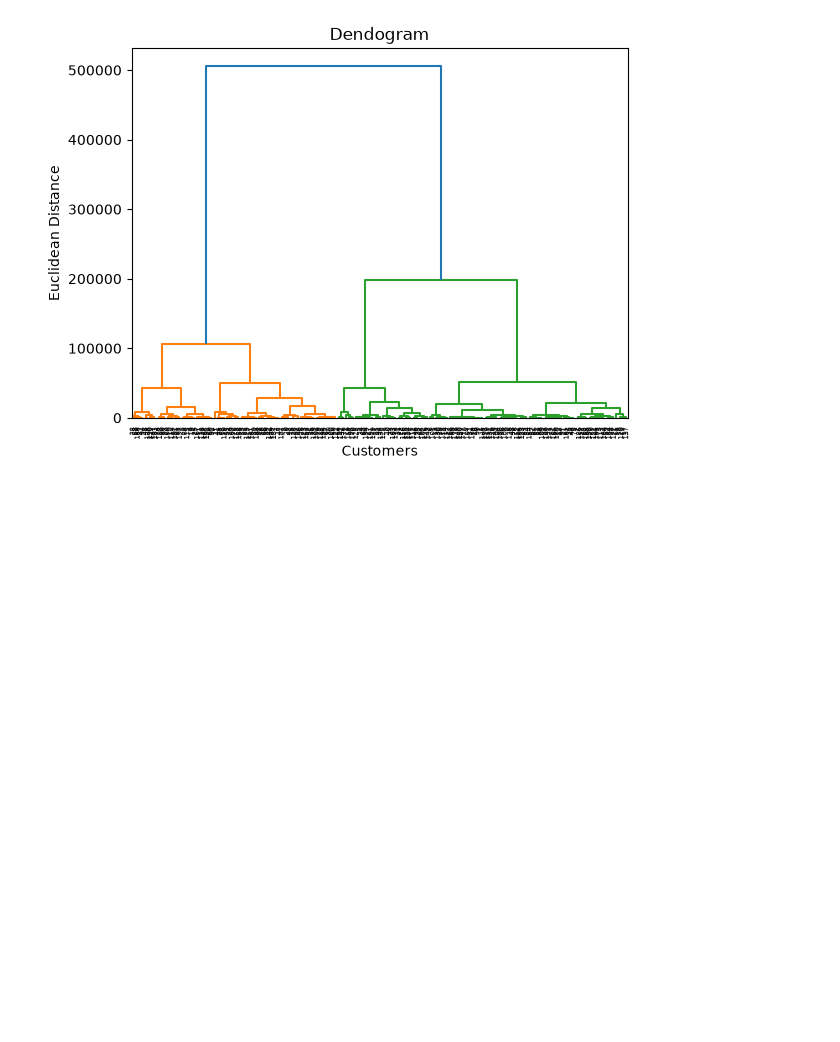
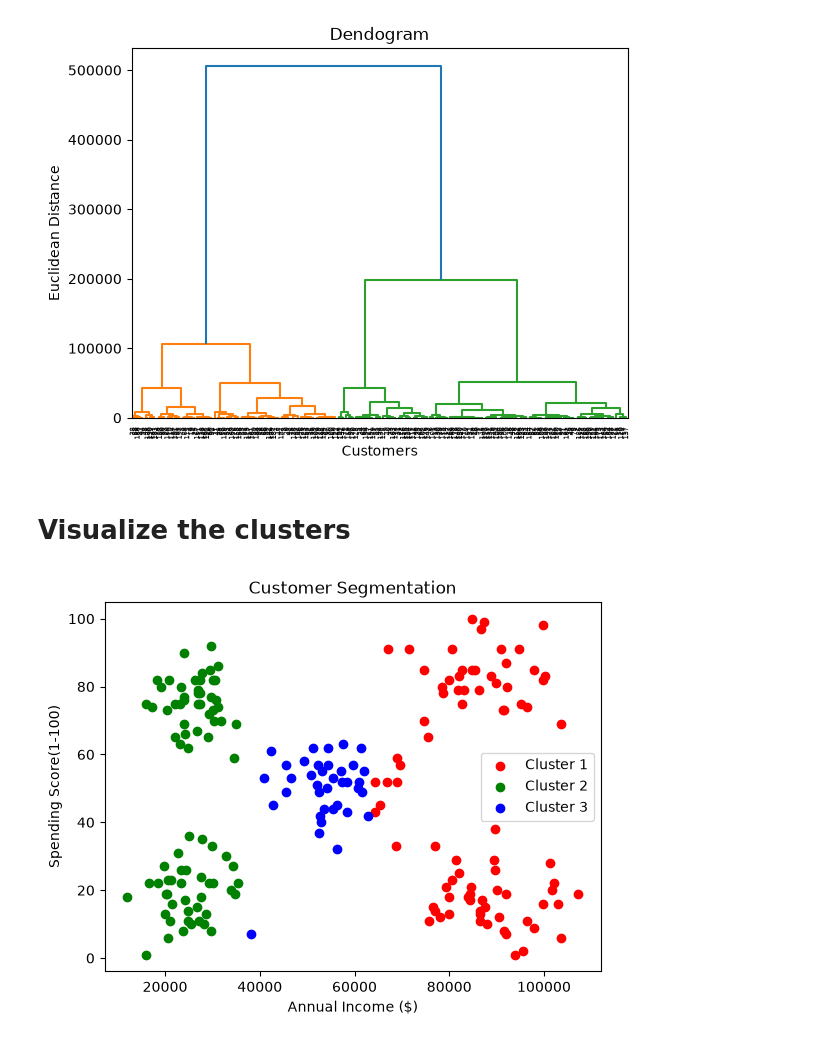
Before and after one commit to FairozAhmadSheikh/AI_Bootcamp_Seoul, a Jupyter notebook: Clustering/Hierarchical_Clustering.ipynb, the cells around one changed output. Drawn from its saved outputs; the diff is of its cells as text; code cells hidden in the pictures; blank space fills up the shorter version.

Commit message:
Hierarchical clustering

```diff
--- a/Clustering/Hierarchical_Clustering.ipynb
+++ b/Clustering/Hierarchical_Clustering.ipynb
@@ -30,3 +30,21 @@ plt.ylabel("Euclidean Distance")
 plt.show()
 # %% [output]
 [figure]
+# %%
+from sklearn.cluster import AgglomerativeClustering
+
+hc=AgglomerativeClustering(n_clusters=3,metric="euclidean",linkage='ward')
+y_means=hc.fit_predict(X)
+# %% [markdown]
+# **Visualize the clusters**
+# %%
+plt.scatter(X[y_means==0,0],X[y_means==0,1],c="red",label='Cluster 1')
+plt.scatter(X[y_means==1,0],X[y_means==1,1],c='green',label='Cluster 2')
+plt.scatter(X[y_means==2,0],X[y_means==2,1],c='blue',label='Cluster 3')
+plt.title("Customer Segmentation")
+plt.xlabel("Annual Income ($)")
+plt.ylabel("Spending Score(1-100)")
+plt.legend()
+plt.show()
+# %% [output]
+[figure, added]
```
Also changed, not shown: 1 other file.
